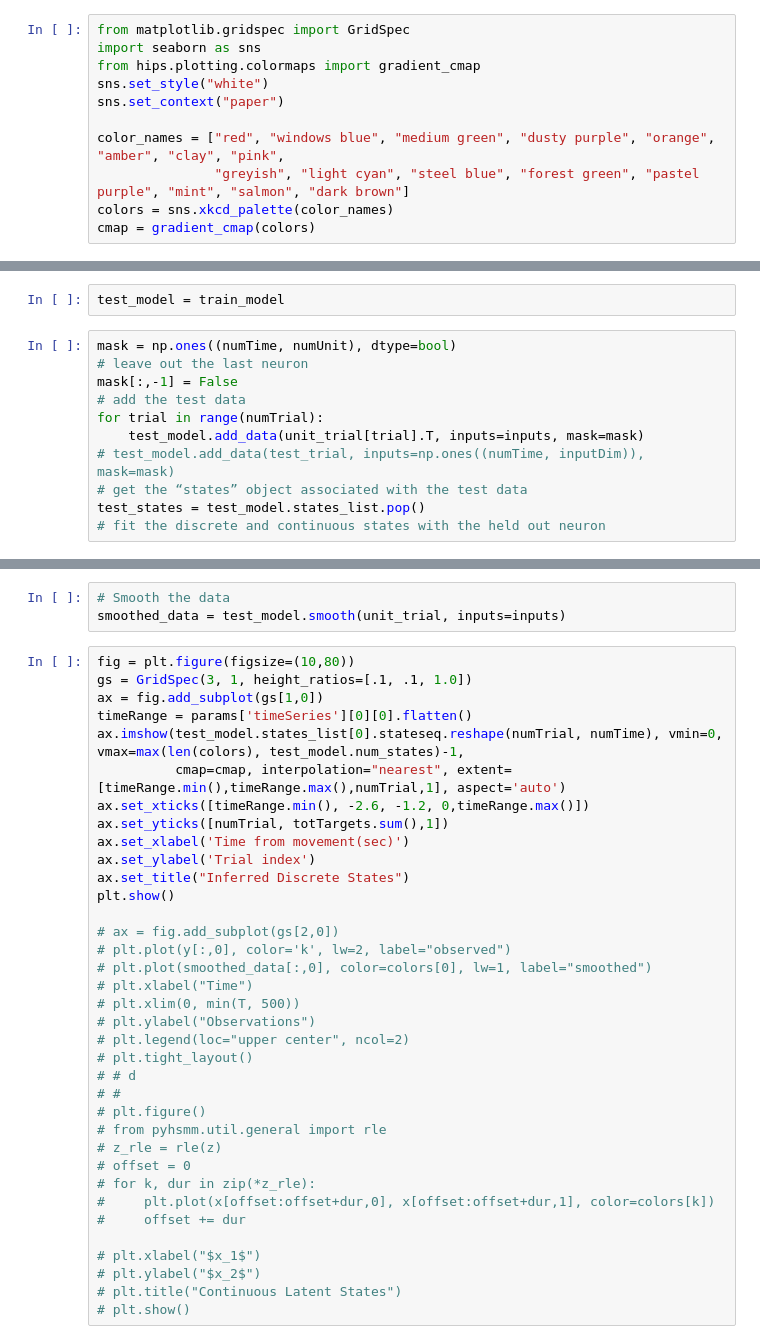
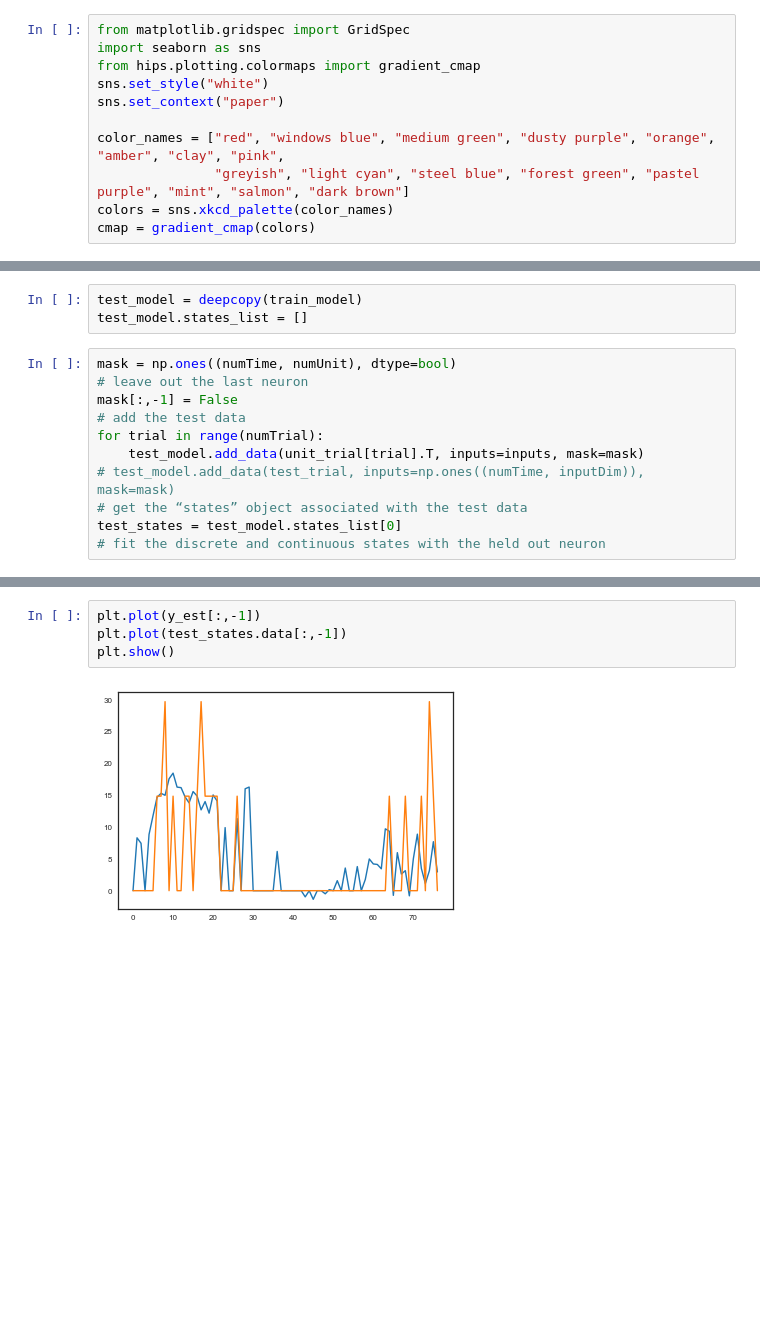
Before and after one commit to zqwei/pyslds, a Jupyter notebook: examples/demo_ephys.ipynb, the cells around one changed output, grey strips where cells are left out. Saved outputs shown, nothing was run; the diff lists cells and outputs as text; blank space fills up the shorter version.

```diff
--- a/examples/demo_ephys.ipynb
+++ b/examples/demo_ephys.ipynb
@@ -181,5 +229,6 @@ plt.tight_layout()
 # %%
-test_model = train_model
+test_model = deepcopy(train_model)
+test_model.states_list = []
 # %%
 mask = np.ones((numTime, numUnit), dtype=bool)
 # leave out the last neuron
@@ -189,7 +238,7 @@ for trial in range(numTrial):
     test_model.add_data(unit_trial[trial].T, inputs=inputs, mask=mask)
 # test_model.add_data(test_trial, inputs=np.ones((numTime, inputDim)), mask=mask)
 # get the “states” object associated with the test data
-test_states = test_model.states_list.pop()
+test_states = test_model.states_list[0]
 # fit the discrete and continuous states with the held out neuron
 # %%
 for intr in range(100):
@@ -203,39 +252,6 @@ AttributeError: 'list' object has no attribute 'shape'
-# %%
-# Smooth the data
-smoothed_data = test_model.smooth(unit_trial, inputs=inputs)
-# %%
-fig = plt.figure(figsize=(10,80))
-gs = GridSpec(3, 1, height_ratios=[.1, .1, 1.0])
-ax = fig.add_subplot(gs[1,0])
-timeRange = params['timeSeries'][0][0].flatten()
-ax.imshow(test_model.states_list[0].stateseq.reshape(numTrial, numTime), vmin=0, vmax=max(len(colors), test_model.num_states)-1,
-          cmap=cmap, interpolation="nearest", extent=[timeRange.min(),timeRange.max(),numTrial,1], aspect='auto')
-ax.set_xticks([timeRange.min(), -2.6, -1.2, 0,timeRange.max()])
-ax.set_yticks([numTrial, totTargets.sum(),1])
-ax.set_xlabel('Time from movement(sec)')
-ax.set_ylabel('Trial index')
-ax.set_title("Inferred Discrete States")
-plt.show()
-
-# ax = fig.add_subplot(gs[2,0])
-# plt.plot(y[:,0], color='k', lw=2, label="observed")
-# plt.plot(smoothed_data[:,0], color=colors[0], lw=1, label="smoothed")
-# plt.xlabel("Time")
-# plt.xlim(0, min(T, 500))
-# plt.ylabel("Observations")
-# plt.legend(loc="upper center", ncol=2)
-# plt.tight_layout()
-# # d
-# #
-# plt.figure()
-# from pyhsmm.util.general import rle
-# z_rle = rle(z)
-# offset = 0
-# for k, dur in zip(*z_rle):
-#     plt.plot(x[offset:offset+dur,0], x[offset:offset+dur,1], color=colors[k])
-#     offset += dur
-
-# plt.xlabel("$x_1$")
-# plt.ylabel("$x_2$")
-# plt.title("Continuous Latent States")
-# plt.show()
+# %%
+plt.plot(y_est[:,-1])
+plt.plot(test_states.data[:,-1])
+plt.show()
+# %% [output]
+[figure, added]
```
Also changed, not shown: parts of 7 cells of this notebook, 2 other files.
